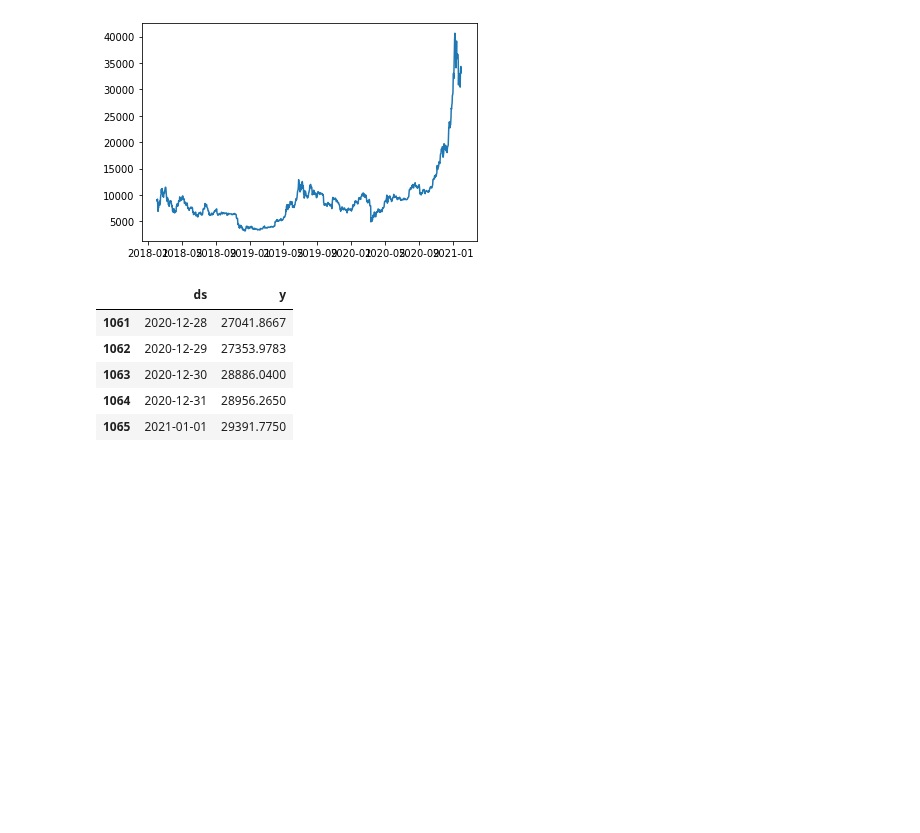
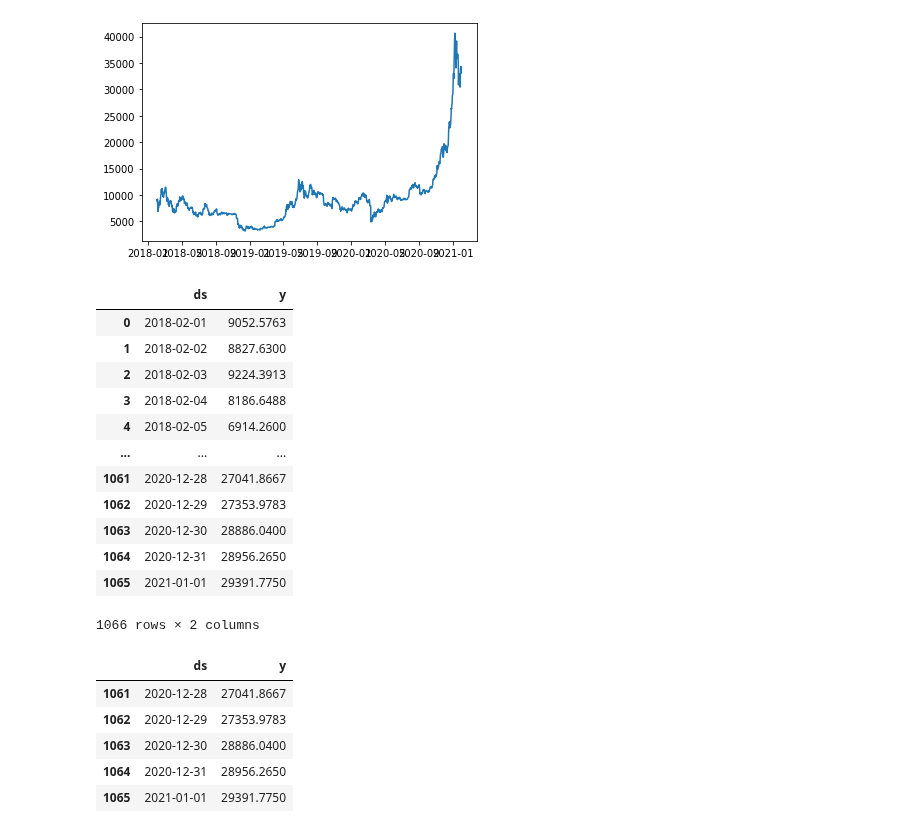
Before and after one commit to Dmunozig/crypto_sentiment, a Jupyter notebook: notebooks/olavo_prophet_modelling.ipynb, the cells around one changed output. Drawn from its saved outputs; the diff is of its cells as text; code cells hidden in the pictures; blank space fills up the shorter version.

```diff
--- a/notebooks/olavo_prophet_modelling.ipynb
+++ b/notebooks/olavo_prophet_modelling.ipynb
@@ -40,6 +40,22 @@ plt.plot(basic_df["ds"],basic_df["y"])
 # %%
 train = basic_df.iloc[:1066]
 test = basic_df.iloc[1066:]
+# %%
+train
+# %% [output]
+|  | ds | y |
+| 0 | 2018-02-01 | 9052.5763 |
+| 1 | 2018-02-02 | 8827.6300 |
+| 2 | 2018-02-03 | 9224.3913 |
+| 3 | 2018-02-04 | 8186.6488 |
+| 4 | 2018-02-05 | 6914.2600 |
+| ... | ... | ... |
+| 1061 | 2020-12-28 | 27041.8667 |
+| 1062 | 2020-12-29 | 27353.9783 |
+| 1063 | 2020-12-30 | 28886.0400 |
+| 1064 | 2020-12-31 | 28956.2650 |
+| 1065 | 2021-01-01 | 29391.7750 |
+1066 rows × 2 columns
 # %%
 train.tail()
 # %% [output]
```
Also changed, not shown: 1 other file.
